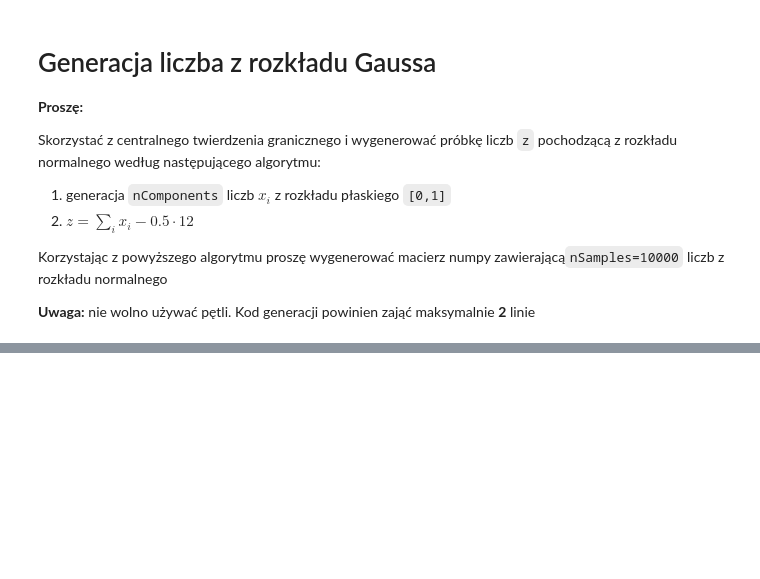
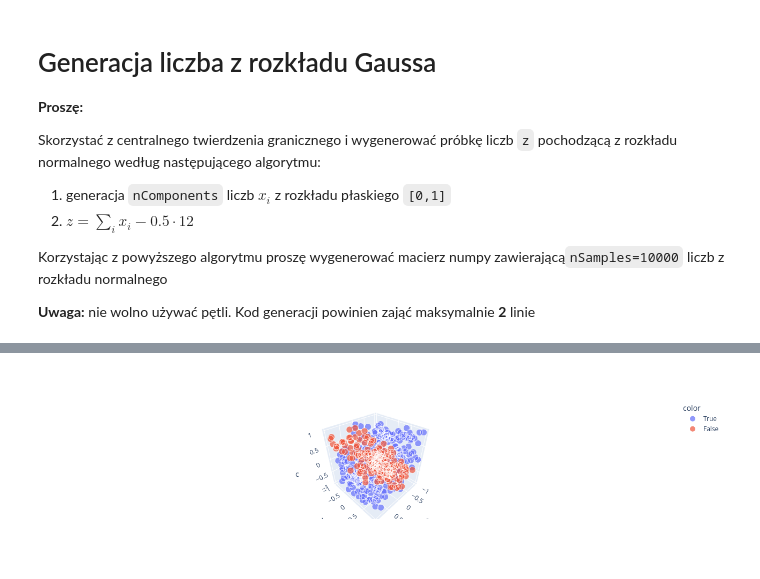
Before and after one commit to akalinow/UczenieMaszynoweII, a Jupyter notebook: 01_Przypomnienie_python.ipynb, the cells around one changed output, grey strips where cells are left out. Cells and saved outputs as stored; diff of their text form; code cells hidden in the pictures; blank space fills up the shorter version.

```diff
--- a/01_Przypomnienie_python.ipynb
+++ b/01_Przypomnienie_python.ipynb
@@ -583,0 +588,4 @@ plt.savefig("fig_png/example1.png", bbox_inches="tight")
+# %%
+qef.plotQuadraticEqSolvability(data, interactive=True)
+# %% [output]
+[figure, added]
```
Also changed, not shown: parts of 22 cells of this notebook, 6 other files.
